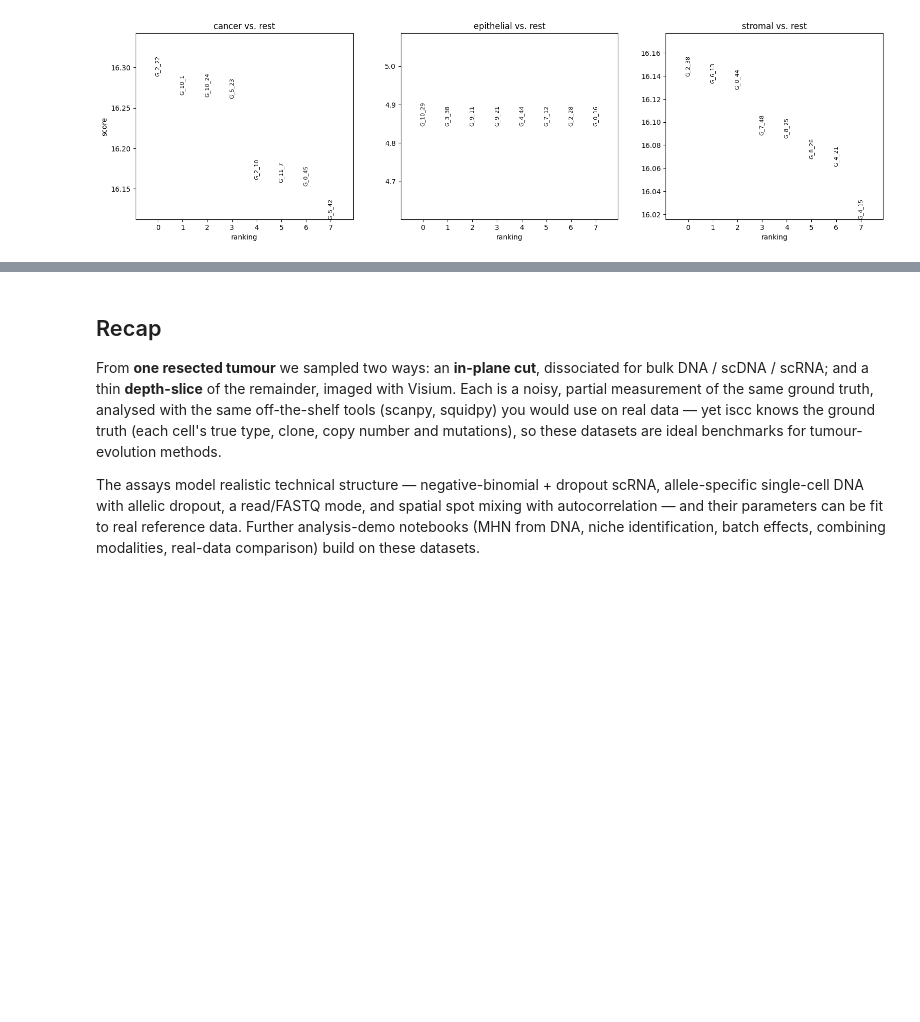
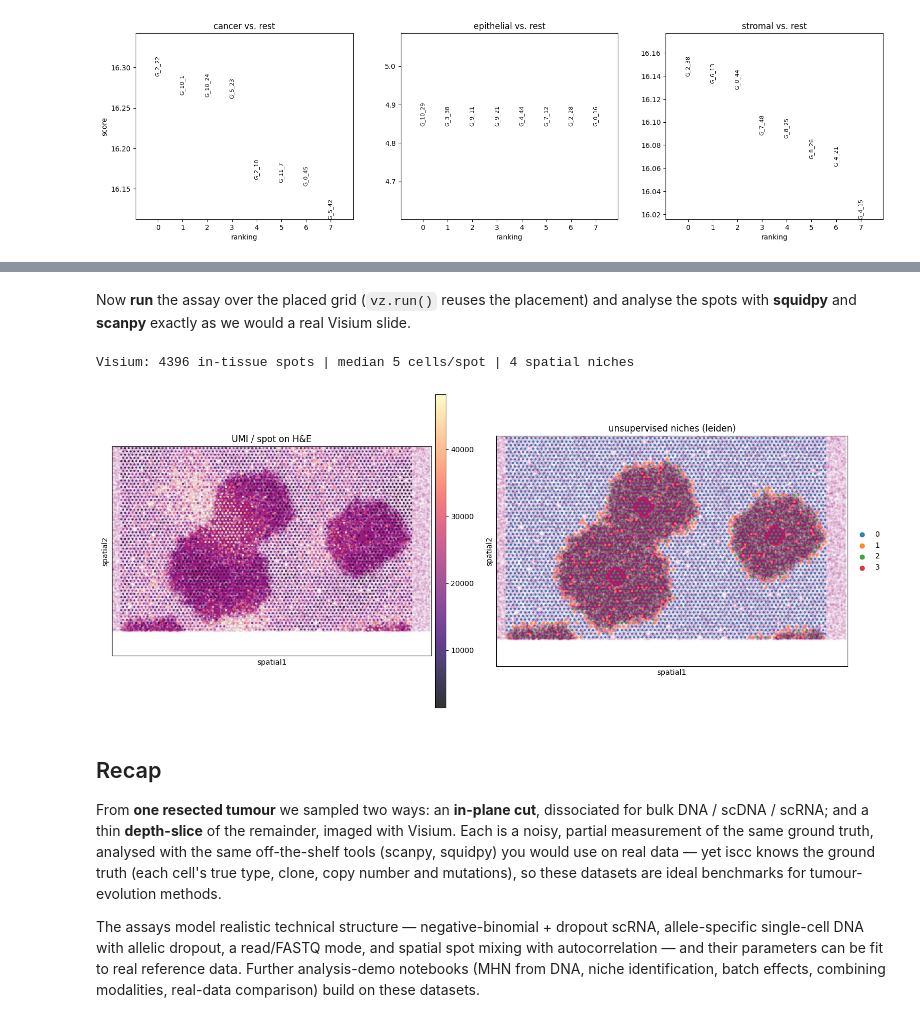
Before and after one commit to pedrofale/iscc, a Jupyter notebook: notebooks/03_data_overview.ipynb, the cells around one changed output, grey strips where cells are left out. Saved outputs shown, nothing was run; the diff lists cells and outputs as text; code cells hidden in the pictures; blank space fills up the shorter version.

```diff
--- a/notebooks/03_data_overview.ipynb
+++ b/notebooks/03_data_overview.ipynb
@@ -215,3 +203,28 @@ Visium: 3155 in-tissue spots | median 6 cells/spot | 4 spatial niches
+# %% [markdown]
+Now **run** the assay over the placed grid (`vz.run()` reuses the placement) and analyse the spots with **squidpy** and **scanpy** exactly as we would a real Visium slide.
+# %%
+vz.run()                                          # reuse the placed grid, now assay it
+vis = vz.to_anndata()
+vis = vis[vis.obs["in_tissue"] == 1].copy()          # keep the in-tissue spots
+sc.pp.calculate_qc_metrics(vis, inplace=True, percent_top=None)
+sc.pp.normalize_total(vis); sc.pp.log1p(vis)
+sc.pp.pca(vis, n_comps=20); sc.pp.neighbors(vis)
+sc.tl.leiden(vis, resolution=0.8, flavor="igraph", n_iterations=2, directed=False)
+print(f"Visium: {vis.n_obs} in-tissue spots | median {int(np.median(vis.obs['n_cells']))} cells/spot "
+      f"| {vis.obs['leiden'].nunique()} spatial niches")
+
+# squidpy draws the spots straight onto the assay's own H&E image (img=True).
+umi_vmax = float(np.percentile(vis.obs["total_counts"], 95))
+fig, axes = plt.subplots(1, 2, figsize=(15, 6.2))
+sq.pl.spatial_scatter(vis, color="total_counts", library_id=lib, ax=axes[0], fig=fig, img=True,
+                      shape="circle", size=1.0, alpha=0.8, vmax=umi_vmax, cmap="magma",
+                      title="UMI / spot on H&E")
+sq.pl.spatial_scatter(vis, color="leiden", library_id=lib, ax=axes[1], fig=fig, img=True,
+                      shape="circle", size=1.0, alpha=0.9, title="unsupervised niches (leiden)")
+plt.tight_layout()
+# %% [output]
+Visium: 4396 in-tissue spots | median 5 cells/spot | 4 spatial niches
+[figure, added]
 # %% [markdown]
 ## Recap
 
```
Also changed, not shown: parts of 8 cells of this notebook, 3 other files.
